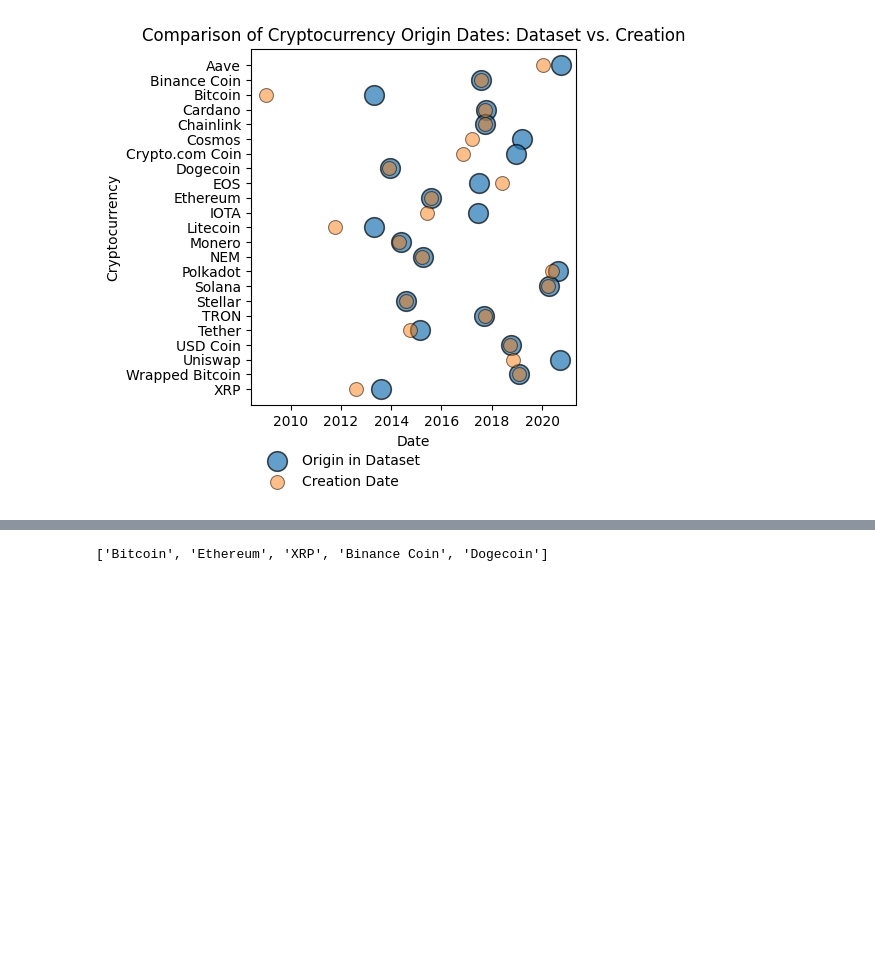
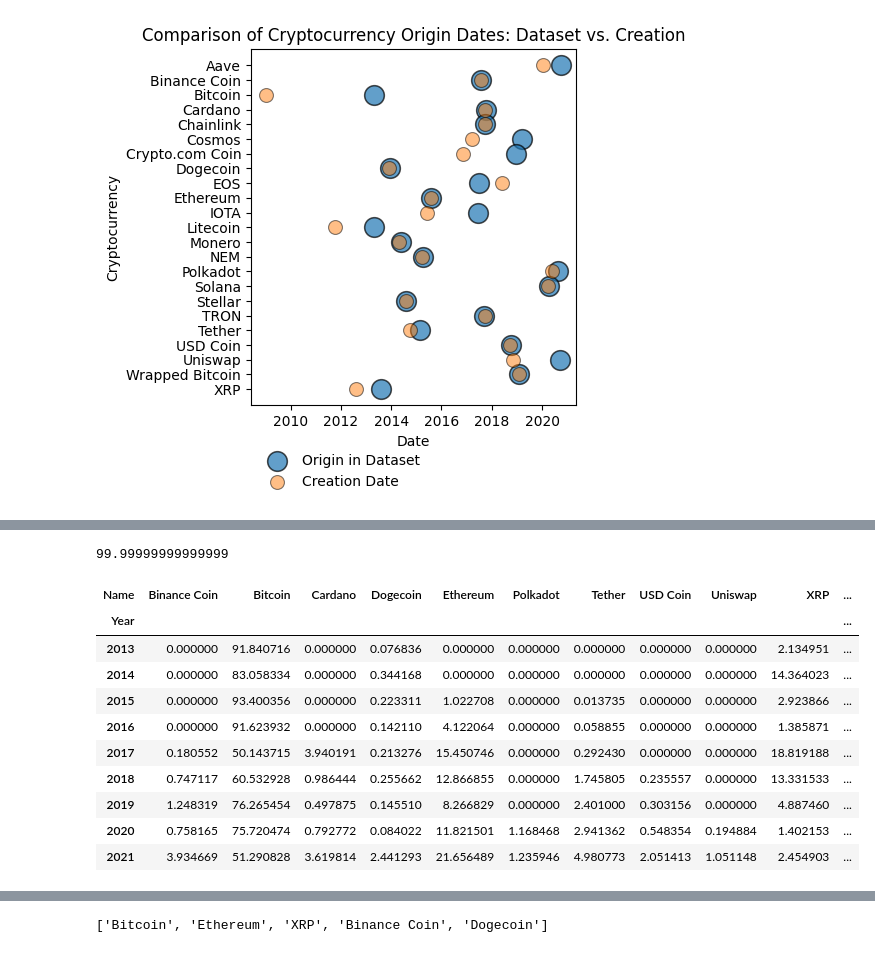
Before and after one commit to alejomaar/Network-Science-for-Data-Analytics, a Jupyter notebook: homework_1/cryptocurrencies.ipynb, the cells around one changed output, grey strips where cells are left out. Cells and saved outputs as stored; diff of their text form; code cells hidden in the pictures; blank space fills up the shorter version.

```diff
--- a/homework_1/cryptocurrencies.ipynb
+++ b/homework_1/cryptocurrencies.ipynb
@@ -244,0 +290,19 @@ sns.barplot(last_day_results.sort_values(by="volume_billion", ascending=False),
+# %%
+max_by_year[max_by_year.Year == 2020].marketcap_percentage.sum()
+# %% [output]
+99.99999999999999
+# %%
+pivoted_df = max_by_year.pivot_table(index='Year', columns='Name', values='marketcap_percentage', aggfunc=np.sum).fillna(0)
+pivoted_df
+# %% [output]
+| Name | Binance Coin | Bitcoin | Cardano | Dogecoin | Ethereum | Polkadot | Tether | USD Coin | Uniswap | XRP | ... |
+| Year |  |  |  |  |  |  |  |  |  |  | ... |
+| 2013 | 0.000000 | 91.840716 | 0.000000 | 0.076836 | 0.000000 | 0.000000 | 0.000000 | 0.000000 | 0.000000 | 2.134951 | ... |
+| 2014 | 0.000000 | 83.058334 | 0.000000 | 0.344168 | 0.000000 | 0.000000 | 0.000000 | 0.000000 | 0.000000 | 14.364023 | ... |
+| 2015 | 0.000000 | 93.400356 | 0.000000 | 0.223311 | 1.022708 | 0.000000 | 0.013735 | 0.000000 | 0.000000 | 2.923866 | ... |
+| 2016 | 0.000000 | 91.623932 | 0.000000 | 0.142110 | 4.122064 | 0.000000 | 0.058855 | 0.000000 | 0.000000 | 1.385871 | ... |
+| 2017 | 0.180552 | 50.143715 | 3.940191 | 0.213276 | 15.450746 | 0.000000 | 0.292430 | 0.000000 | 0.000000 | 18.819188 | ... |
+| 2018 | 0.747117 | 60.532928 | 0.986444 | 0.255662 | 12.866855 | 0.000000 | 1.745805 | 0.235557 | 0.000000 | 13.331533 | ... |
+| 2019 | 1.248319 | 76.265454 | 0.497875 | 0.145510 | 8.266829 | 0.000000 | 2.401000 | 0.303156 | 0.000000 | 4.887460 | ... |
+| 2020 | 0.758165 | 75.720474 | 0.792772 | 0.084022 | 11.821501 | 1.168468 | 2.941362 | 0.548354 | 0.194884 | 1.402153 | ... |
+| 2021 | 3.934669 | 51.290828 | 3.619814 | 2.441293 | 21.656489 | 1.235946 | 4.980773 | 2.051413 | 1.051148 | 2.454903 | ... |
```
Also changed, not shown: parts of 13 cells of this notebook.
